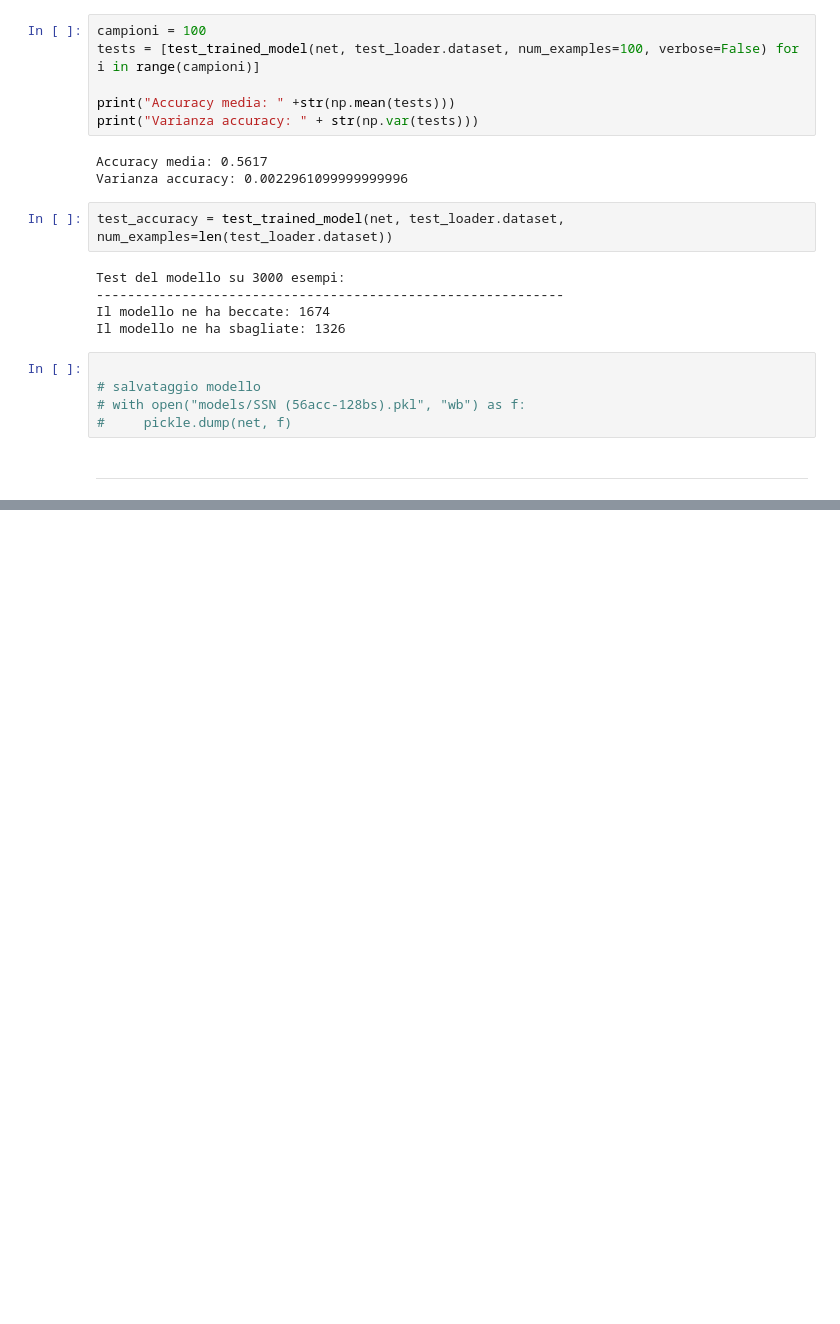
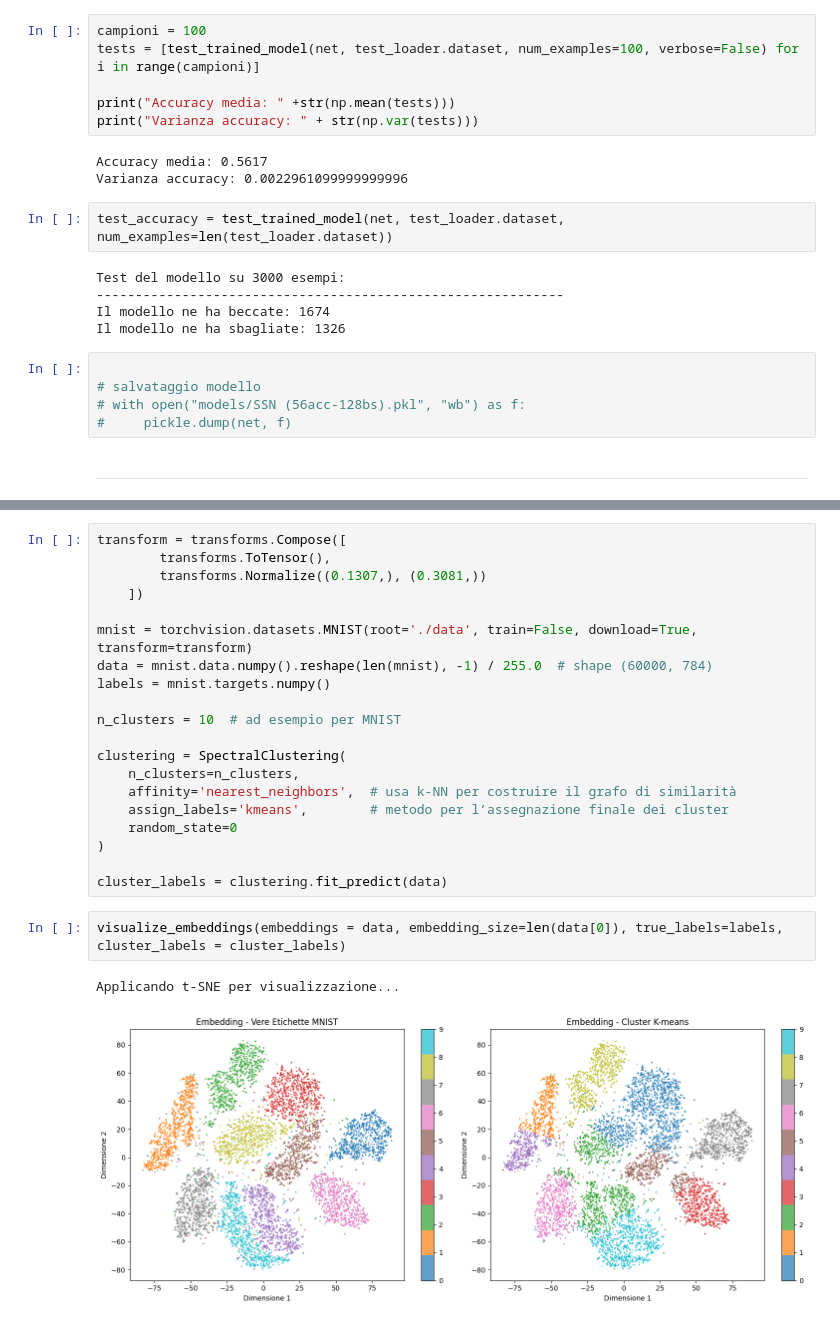
Before and after one commit to LorenzoTonet/Intro-to-Machine-Learning---Exam-Project, a Jupyter notebook: real_project.ipynb, the cells around one changed output, grey strips where cells are left out. Drawn from its saved outputs; the diff is of its cells as text; blank space fills up the shorter version.

```diff
--- a/real_project.ipynb
+++ b/real_project.ipynb
@@ -204,0 +220,25 @@ Il modello ne ha sbagliate: 1326
+# %%
+transform = transforms.Compose([
+        transforms.ToTensor(),
+        transforms.Normalize((0.1307,), (0.3081,))
+    ])
+
+mnist = torchvision.datasets.MNIST(root='./data', train=False, download=True, transform=transform)
+data = mnist.data.numpy().reshape(len(mnist), -1) / 255.0  # shape (60000, 784)
+labels = mnist.targets.numpy()
+
+n_clusters = 10  # ad esempio per MNIST
+
+clustering = SpectralClustering(
+    n_clusters=n_clusters,
+    affinity='nearest_neighbors',  # usa k-NN per costruire il grafo di similarità
+    assign_labels='kmeans',        # metodo per l’assegnazione finale dei cluster
+    random_state=0
+)
+
+cluster_labels = clustering.fit_predict(data)
+# %%
+visualize_embeddings(embeddings = data, embedding_size=len(data[0]), true_labels=labels, cluster_labels = cluster_labels)
+# %% [output]
+Applicando t-SNE per visualizzazione...
+[figure, added]
```
Also changed, not shown: parts of 13 cells of this notebook, 4 other files.
